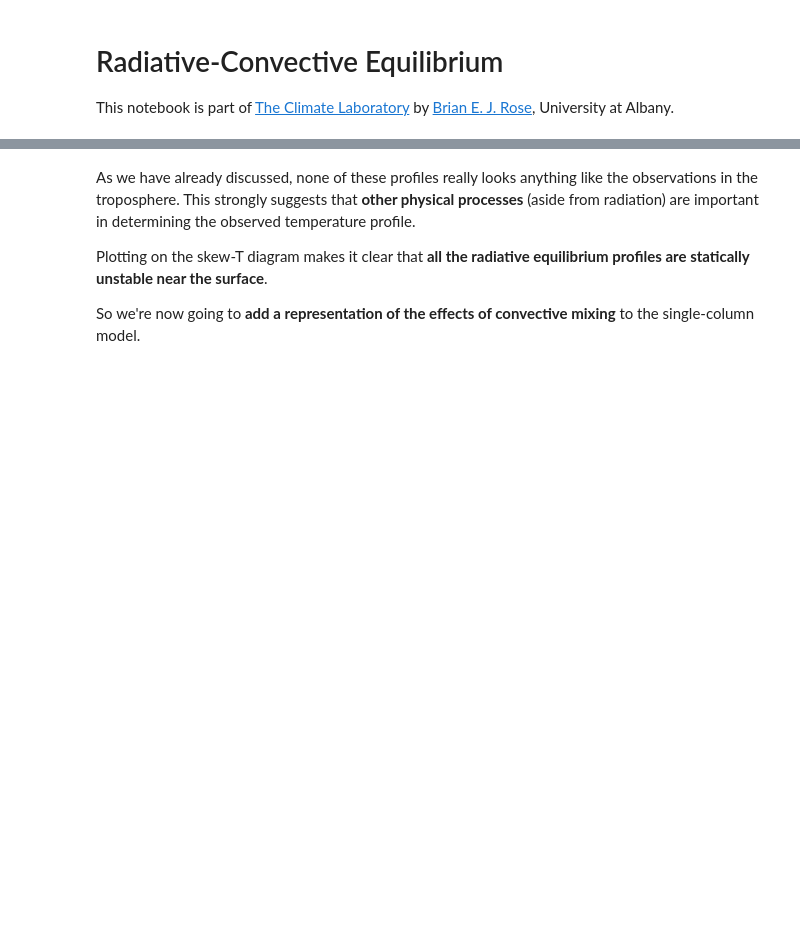
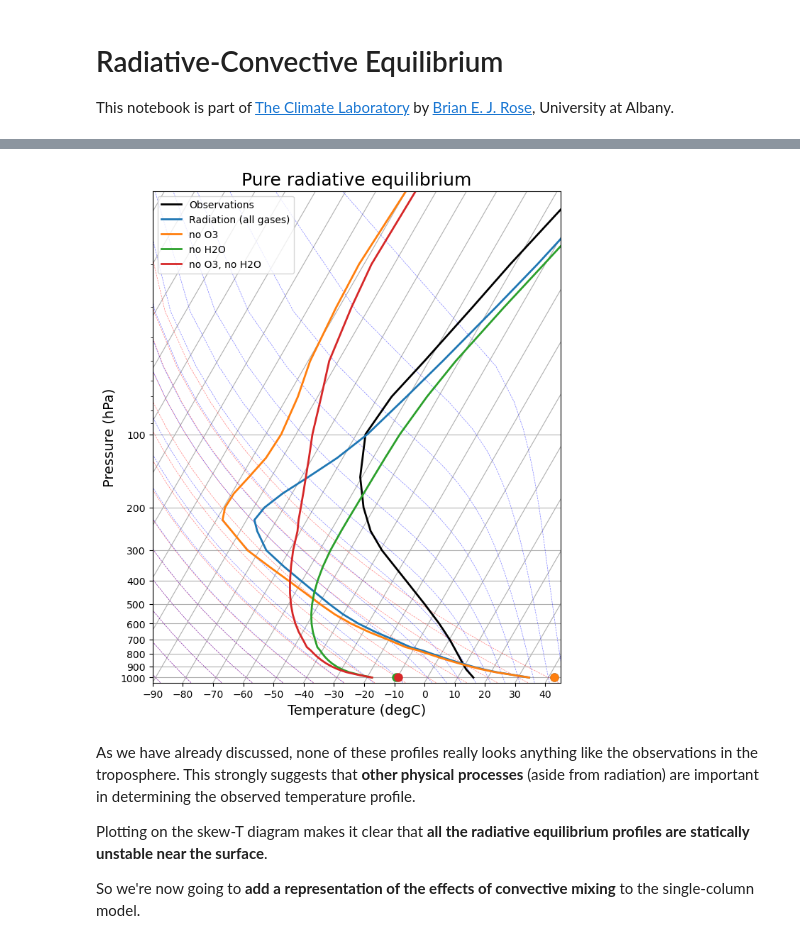
Before and after one commit to spencerahill/climate-book, a Jupyter notebook: notebooks/rce.ipynb, the cells around one changed output, grey strips where cells are left out. Saved outputs shown, nothing was run; the diff lists cells and outputs as text; code cells hidden in the pictures; blank space fills up the shorter version.

```diff
--- a/notebooks/rce.ipynb
+++ b/notebooks/rce.ipynb
@@ -95,3 +71,57 @@ skew.ax.set_title('Pure radiative equilibrium', fontsize=18);
+# %%
+# Get the water vapor data from CESM output
+#cesm_data_path = "http://thredds.atmos.albany.edu:8080/thredds/dodsC/CESMA/"
+#atm_control = xr.open_dataset(cesm_data_path + "cpl_1850_f19/concatenated/cpl_1850_f19.cam.h0.nc")
+#atm_control = xr.open_dataset(cesm_data_path + "cpl_1850_f19/concatenated/cpl_1850_f19.cam.h0.nc")
+
+# Take global, annual average of the specific humidity
+#weight_factor = atm_control.gw / atm_control.gw.mean(dim='lat')
+#Qglobal = (atm_control.Q * weight_factor).mean(dim=('lat','lon','time'))
+
+
+
+
+#  Create the single-column model domain
+
+#  Make a model on same vertical domain as the GCM
+mystate = climlab.column_state(lev=Qglobal.lev, water_depth=2.5)
+#  Create the model itself -- radiation only!
+rad = climlab.radiation.RRTMG(name='Radiation (all gases)',  # give our model a name!
+                              state=mystate,   # give our model an initial condition!
+                              specific_humidity=Qglobal,  # tell the model how much water vapor there is
+                              albedo = 0.25,  # this the SURFACE shortwave albedo
+                              timestep = climlab.constants.seconds_per_day,  # set the timestep to one day (measured in seconds)
+                             )
+
+#  remove ozone
+rad_noO3 = climlab.process_like(rad)
+rad_noO3.absorber_vmr['O3'] *= 0.
+rad_noO3.name = 'no O3'
+#  remove water vapor
+rad_noH2O = climlab.process_like(rad)
+rad_noH2O.specific_humidity *= 0.
+rad_noH2O.name = 'no H2O'
+#  remove both
+rad_noO3_noH2O = climlab.process_like(rad_noO3)
+rad_noO3_noH2O.specific_humidity *= 0.
+rad_noO3_noH2O.name = 'no O3, no H2O'
+#  put all models together in a list
+rad_models = [rad, rad_noO3, rad_noH2O, rad_noO3_noH2O]
+
+#  Loop through the models and integrate each one out to equilibrium
+for model in rad_models:
+    for n in range(100):
+        model.step_forward()
+    while (np.abs(model.ASR-model.OLR)>0.01):
+        model.step_forward()
+
+# Plot all the results
+skew = make_skewT()
+for model in rad_models:
+    add_profile(skew, model)
+skew.ax.set_title('Pure radiative equilibrium', fontsize=18);
+# %% [output]
+[figure, added]
 # %% [markdown]
 As we have already discussed, none of these profiles really looks anything like the observations in the troposphere. This strongly suggests that **other physical processes** (aside from radiation) are important in determining the observed temperature profile.
 
```
Also changed, not shown: parts of 17 cells of this notebook, 2 other files.
